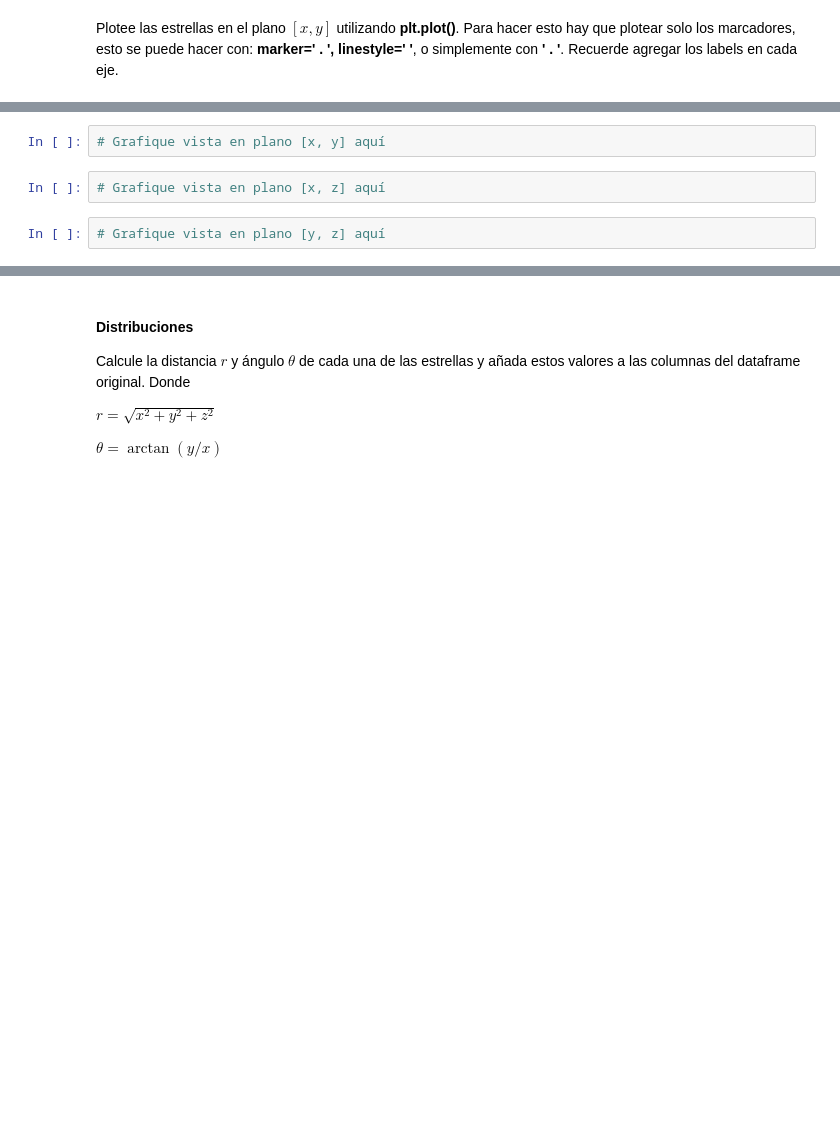
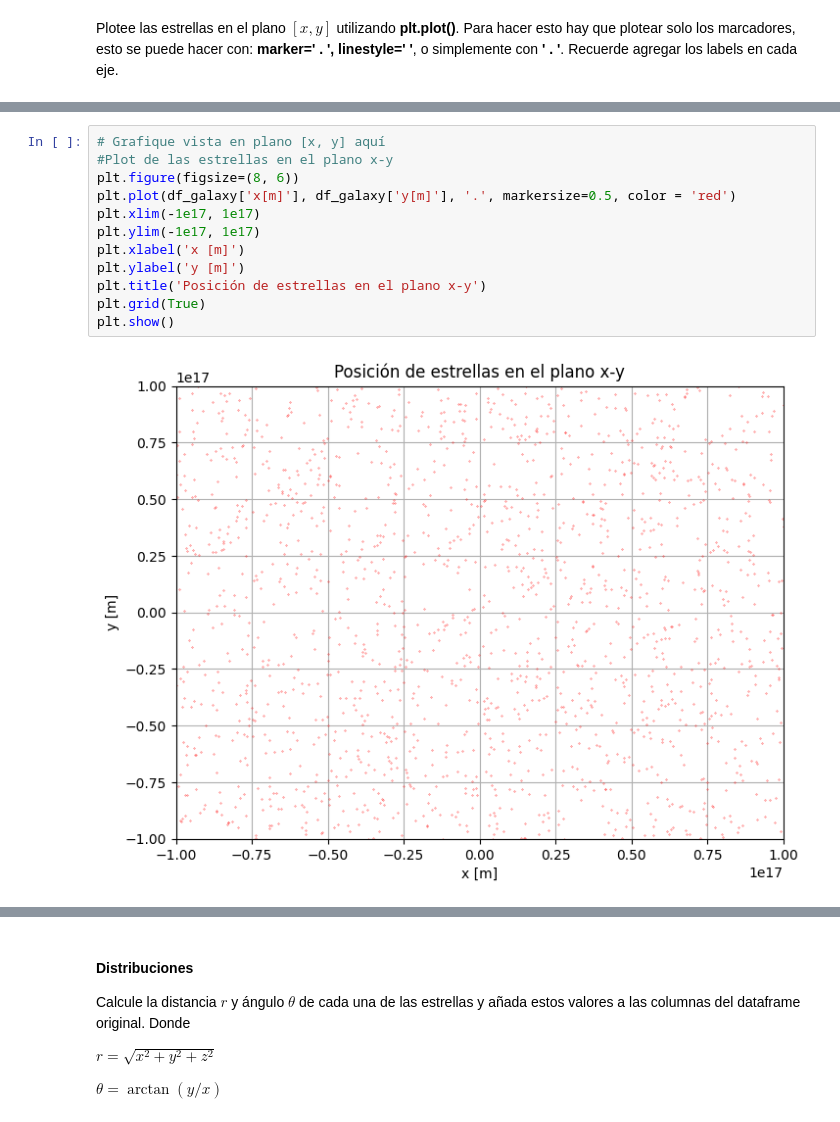
Before and after one commit to azavalac/Tarea-1-Zavala-, a Jupyter notebook: Tarea_1.ipynb, the cells around one changed output, grey strips where cells are left out. Saved outputs shown, nothing was run; the diff lists cells and outputs as text; blank space fills up the shorter version.

```diff
--- a/Tarea_1.ipynb
+++ b/Tarea_1.ipynb
@@ -376,9 +408,17 @@ Adicionalmente, cuando se trabaja con marcadores, podemos usar el parámetro **m
 Recuerde agregar los labels en cada eje.
 
 Póngase creativo con los gráficos, defina tamaños de la figura, agregue colores, defina los tamaños de los labels, etc.
-# %%
-# Grafique vista en plano [x, y] aquí
-# %%
-# Grafique vista en plano [x, z] aquí
-# %%
-# Grafique vista en plano [y, z] aquí
+# %%
+# Grafique vista en plano [x, y] aquí
+#Plot de las estrellas en el plano x-y
+plt.figure(figsize=(8, 6))
+plt.plot(df_galaxy['x[m]'], df_galaxy['y[m]'], '.', markersize=0.5, color = 'red')
+plt.xlim(-1e17, 1e17)
+plt.ylim(-1e17, 1e17)
+plt.xlabel('x [m]')
+plt.ylabel('y [m]')
+plt.title('Posición de estrellas en el plano x-y')
+plt.grid(True)
+plt.show()
+# %% [output]
+[figure, added]
```
Also changed, not shown: parts of 11 cells of this notebook.
